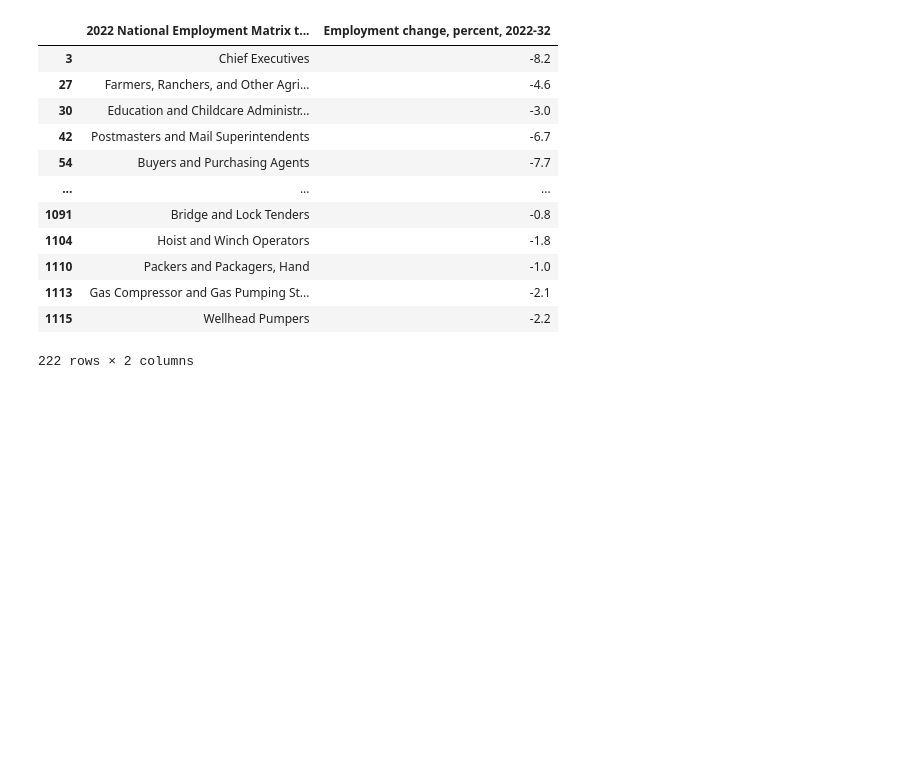
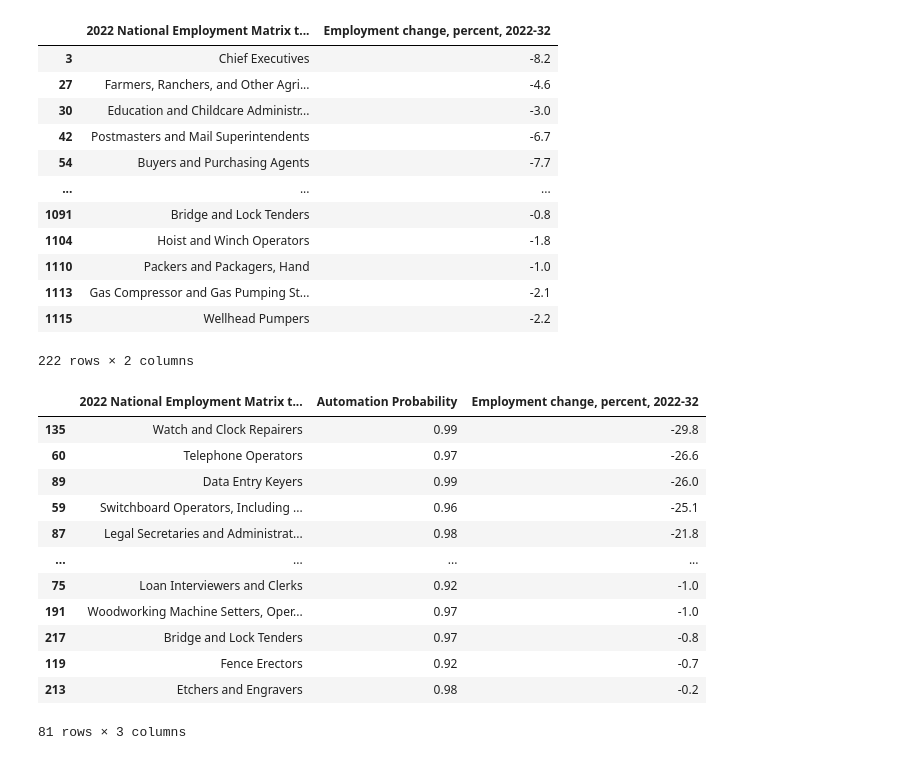
Before and after one commit to vinaya-kusuma/Project1, a Jupyter notebook: Occupation_Analysis.ipynb, the cells around one changed output. Cells and saved outputs as stored; diff of their text form; code cells hidden in the pictures; blank space fills up the shorter version.

Commit message:
Changes for automation affected occupations analysis.

```diff
--- a/Occupation_Analysis.ipynb
+++ b/Occupation_Analysis.ipynb
@@ -515,3 +515,22 @@ fastest_declining_occ
 | 1113 | Gas Compressor and Gas Pumping St... | -2.1 |
 | 1115 | Wellhead Pumpers | -2.2 |
 222 rows × 2 columns
+# %%
+automation_affected_occ = pd.merge(occupation_automation,fastest_declining_occ,on=["2022 National Employment Matrix title","2022 National Employment Matrix title"])
+high_automation_probabillity_occ=automation_affected_occ.loc[automation_affected_occ['Automation Probability'] > 0.90]
+high_automation_probabillity_occ_sorted=high_automation_probabillity_occ.sort_values("Employment change, percent, 2022-32",ascending=True)
+high_automation_probabillity_occ_sorted
+# %% [output]
+|  | 2022 National Employment Matrix t... | Automation Probability | Employment change, percent, 2022-32 |
+| 135 | Watch and Clock Repairers | 0.99 | -29.8 |
+| 60 | Telephone Operators | 0.97 | -26.6 |
+| 89 | Data Entry Keyers | 0.99 | -26.0 |
+| 59 | Switchboard Operators, Including ... | 0.96 | -25.1 |
+| 87 | Legal Secretaries and Administrat... | 0.98 | -21.8 |
+| ... | ... | ... | ... |
+| 75 | Loan Interviewers and Clerks | 0.92 | -1.0 |
+| 191 | Woodworking Machine Setters, Oper... | 0.97 | -1.0 |
+| 217 | Bridge and Lock Tenders | 0.97 | -0.8 |
+| 119 | Fence Erectors | 0.92 | -0.7 |
+| 213 | Etchers and Engravers | 0.98 | -0.2 |
+81 rows × 3 columns
```
